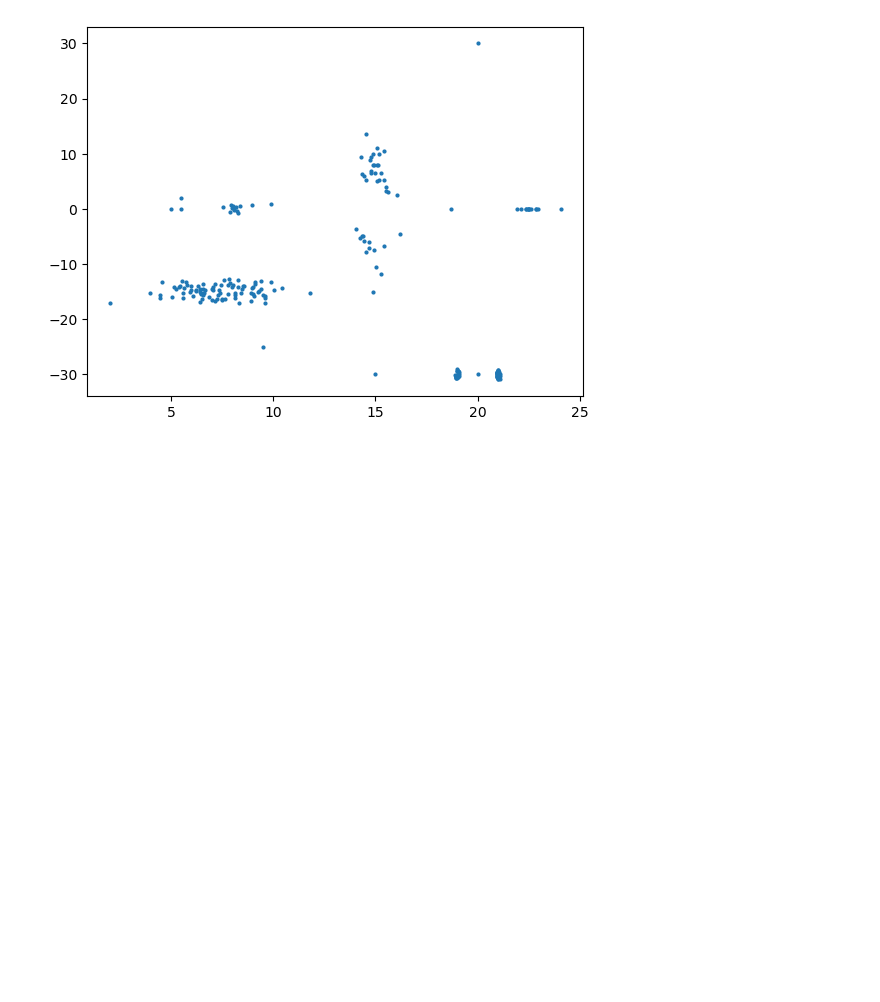
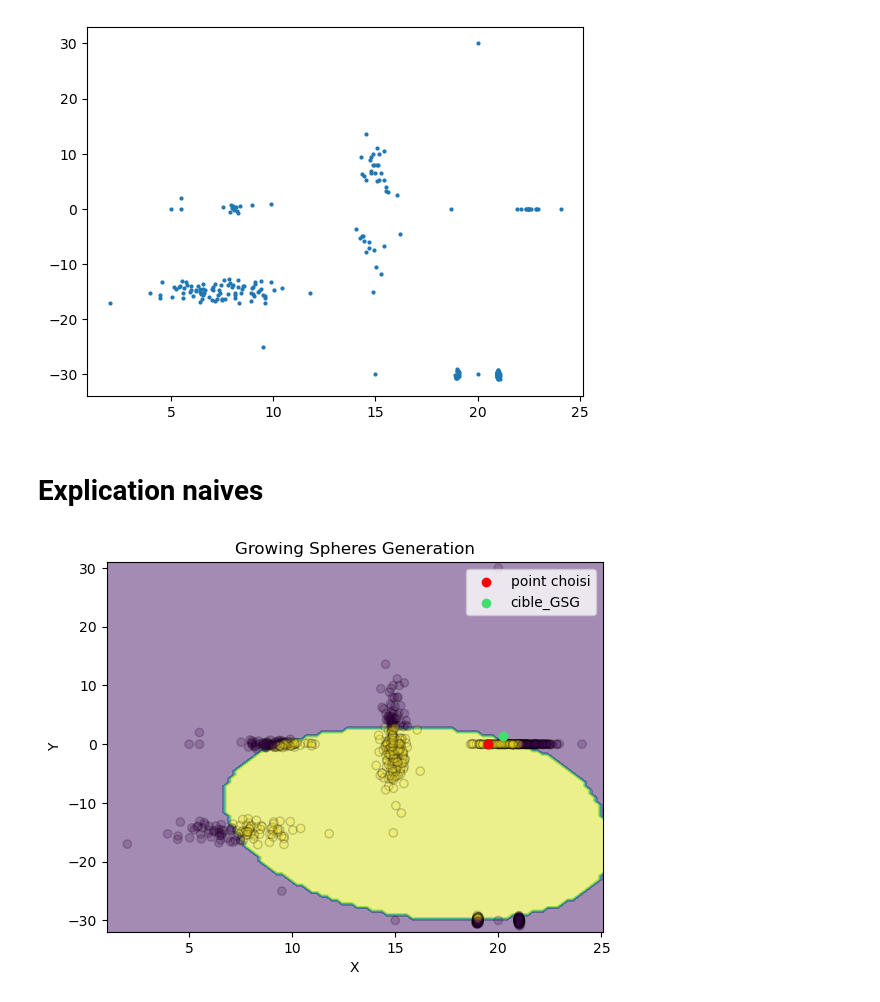
Before and after one commit to nhs2828/IA-Explicable, a Jupyter notebook: tme8/tme8.ipynb, the cells around one changed output. Saved outputs shown, nothing was run; the diff lists cells and outputs as text; code cells hidden in the pictures; blank space fills up the shorter version.

```diff
--- a/tme8/tme8.ipynb
+++ b/tme8/tme8.ipynb
@@ -42,9 +45,8 @@ plt.scatter(pts_exception[:,0], pts_exception[:,1], s=4)
 <matplotlib.collections.PathCollection at 0x...>
 [figure]
 # %%
-from sklearn.neighbors import LocalOutlierFactor
-clf = LocalOutlierFactor()
-pred = clf.fit_predict(pts_data)
+clf_lof = LocalOutlierFactor()
+pred = clf_lof.fit_predict(pts_data)
 idx = np.where(pred==-1)
 pts_exception = pts_data[idx]
 # visualisation
@@ -64,3 +64,5 @@ plt.scatter(pts_exception[:,0], pts_exception[:,1], s=4)
 # %% [output]
 <matplotlib.collections.PathCollection at 0x...>
 [figure]
+# %% [markdown]
+# Explication naives
@@ -66,0 +124,42 @@ plt.scatter(pts_exception[:,0], pts_exception[:,1], s=4)
+# %%
+def visualisation_2D(data, y, clf, x, GS, etha=5, n=50) -> None:
+  """
+    Params:
+      data: données
+      y   : labels des données
+      clf : un classfifier
+      x   : un point de départ dont point cicle nous voulons chercher
+      GS  : une fonction qui genère le point cible selon Algorithme Growing Spheres
+      etha: hyperparamètre, rayon de recherche
+      n   : hyperparamètre, nombre de données générés à chaque itération
+  """
+  pred_this = None
+  if clf.__class__.__name__ == 'LocalOutlierFactor':
+    pred_this = 'fit_predict'
+  else:
+    pred_this = 'predict'
+  disp = DecisionBoundaryDisplay.from_estimator(
+      clf, data, response_method=pred_this,
+      xlabel="X", ylabel="Y",
+      alpha=0.5)
+
+  disp.ax_.scatter(data[:, 0], data[:, 1], c=y, edgecolor="k",alpha=0.2)
+  disp.ax_.scatter(x[0], x[1], color="red", label="point choisi")
+
+  if GS.__name__ == "GSG":
+    e = GS(clf, x, etha, n)
+    disp.ax_.scatter(e[0], e[1], color=np.random.rand(1,3), label="cible_"+GS.__name__)
+    plt.title("Growing Spheres Generation")
+  else:
+    e, e_modif = GS(clf, x, etha, n)
+    disp.ax_.scatter(e[0], e[1], color=np.random.rand(1,3), label="cible_GSG")
+    disp.ax_.scatter(e_modif[0], e_modif[1], color=np.random.rand(1,3), label="cible_GSFS")
+    plt.title("Growing Spheres Feature Selection")
+  plt.legend()
+  plt.show()
+# %%
+x = pts_data[np.random.randint(len(pts_data))]
+GS = GSG
+visualisation_2D(pts_data, clf_svm.predict(pts_data), clf_svm, x, GS)
+# %% [output]
+[figure, added]
```
Also changed, not shown: parts of 5 cells of this notebook.
